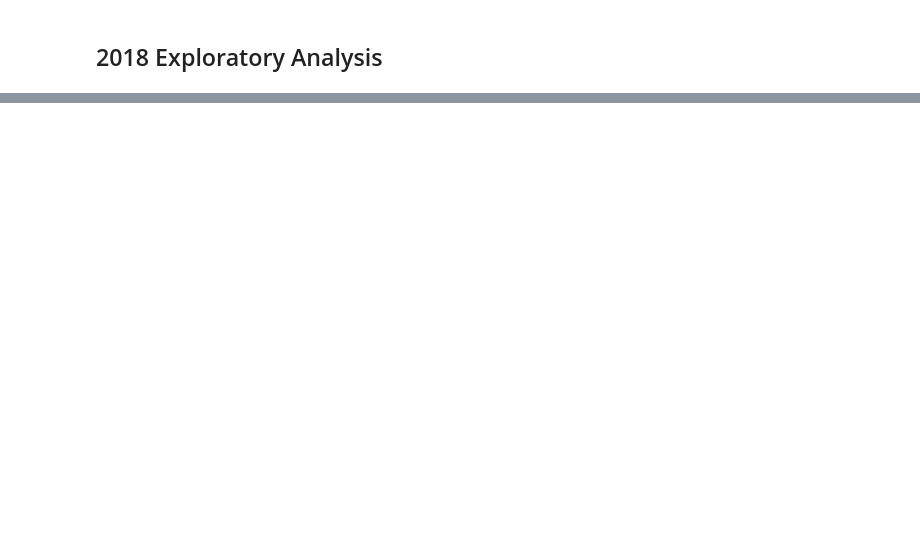
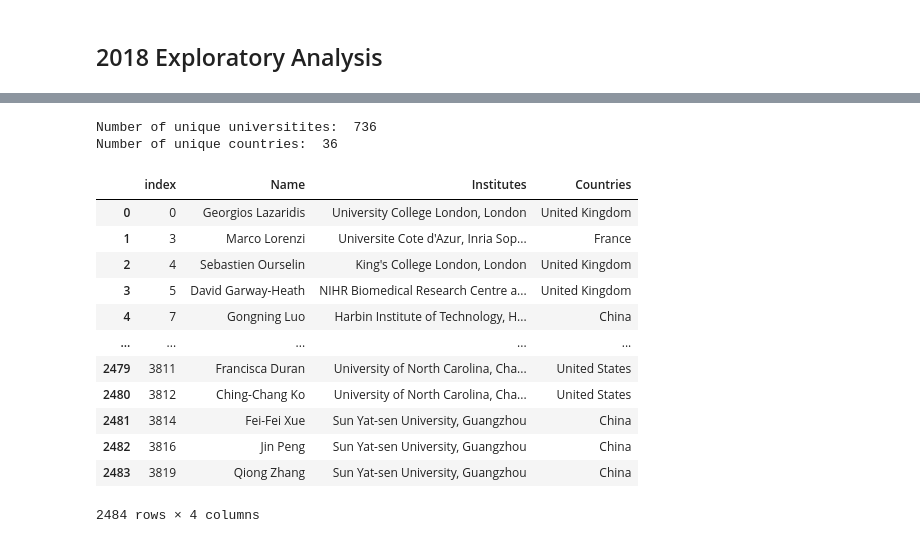
Before and after one commit to v15hv4/MICCAI-Geographical-Diversity-Dataset, a Jupyter notebook: countries_list (2015-2020).ipynb, the cells around one changed output, grey strips where cells are left out. Drawn from its saved outputs; the diff is of its cells as text; code cells hidden in the pictures; blank space fills up the shorter version.

```diff
--- a/countries_list.ipynb
+++ b/countries_list (2015-2020).ipynb
@@ -591,0 +896,4 @@ fig.write_html("plots/2018-bar.html")
+# %%
+list_2019 = list(zip(names_2019, institutes_2019, countries_2019))
+df_2019_c = pd.DataFrame(list_2019, columns = ['Name', 'Institutes', 'Countries'])
+df_2019_c.head()
@@ -591,0 +907,21 @@ fig.write_html("plots/2018-bar.html")
+# %%
+df_2019_c['Countries'] = df_2019_c['Countries'].replace(to_replace='U.S.A.', value='United States')
+df_2019_c['Countries'] = df_2019_c['Countries'].replace(to_replace='USA', value='United States')
+df_2019_c['Countries'] = df_2019_c['Countries'].replace(to_replace='US', value='United States')
+df_2019_c['Countries'] = df_2019_c['Countries'].replace(to_replace='U.K.', value='United Kingdom')
+df_2019_c['Countries'] = df_2019_c['Countries'].replace(to_replace='CA', value='Canada')
+df_2019_c['Countries'] = df_2019_c['Countries'].replace(to_replace='P. R. China', value='China')
+df_2019_c['Countries'] = df_2019_c['Countries'].replace(to_replace='UK', value='United Kingdom')
+df_2019_c['Countries'] = df_2019_c['Countries'].replace(to_replace='The Netherlands', value='Netherlands')
+df_2019_c['Countries'] = df_2019_c['Countries'].replace(to_replace='South Australia', value='Australia')
+df_2019_c['Countries'] = df_2019_c['Countries'].replace(to_replace='South Korea', value='Republic of Korea')
+df_2019_c['Countries'] = df_2019_c['Countries'].replace(to_replace='Korea', value='Republic of Korea')
+df_2019_c['Countries'] = df_2019_c['Countries'].replace(to_replace="People's Republic of China", value='China')
+df_2019_c['Countries'] = df_2019_c['Countries'].replace(to_replace="The People's Republic of China", value='China')
+df_2019_c['Countries'] = df_2019_c['Countries'].replace(to_replace="UAE", value='United Arab Emirates')
+df_2019_c['Countries'] = df_2019_c['Countries'].replace(to_replace="England", value='United Kingdom')
+df_2019_c['Countries'] = df_2019_c['Countries'].replace(to_replace="Wales", value='United Kingdom')
+df_2019_c['Countries'] = df_2019_c['Countries'].replace(to_replace='Hong Kong SAR', value='Hong Kong')
+df_2019_c['Countries'] = df_2019_c['Countries'].replace(to_replace='Hong Kong SAR, China', value='Hong Kong')
+df_2019_c['Countries'] = df_2019_c['Countries'].replace(to_replace="Hong Kong, China", value='Hong Kong')
+df_2019_c['Countries'] = df_2019_c['Countries'].replace(to_replace="Taiwan, ROC", value='Taiwan')
@@ -591,0 +970,23 @@ fig.write_html("plots/2018-bar.html")
+# %%
+print("Number of unique universitites: ", len(pd.unique(df_2019_c['Institutes'])))
+print("Number of unique countries: ", len(pd.unique(df_2019_c['Countries'])))
+# %% [output]
+Number of unique universitites:  736
+Number of unique countries:  36
+# %%
+df_2019_countries = df_2019_c.drop_duplicates(subset = ["Name", "Countries"]).reset_index()
+df_2019_countries
+# %% [output]
+|  | index | Name | Institutes | Countries |
+| 0 | 0 | Georgios Lazaridis | University College London, London | United Kingdom |
+| 1 | 3 | Marco Lorenzi | Universite Cote d'Azur, Inria Sop... | France |
+| 2 | 4 | Sebastien Ourselin | King's College London, London | United Kingdom |
+| 3 | 5 | David Garway-Heath | NIHR Biomedical Research Centre a... | United Kingdom |
+| 4 | 7 | Gongning Luo | Harbin Institute of Technology, H... | China |
+| ... | ... | ... | ... | ... |
+| 2479 | 3811 | Francisca Duran | University of North Carolina, Cha... | United States |
+| 2480 | 3812 | Ching-Chang Ko | University of North Carolina, Cha... | United States |
+| 2481 | 3814 | Fei-Fei Xue | Sun Yat-sen University, Guangzhou | China |
+| 2482 | 3816 | Jin Peng | Sun Yat-sen University, Guangzhou | China |
+| 2483 | 3819 | Qiong Zhang | Sun Yat-sen University, Guangzhou | China |
+2484 rows × 4 columns
```
Also changed, not shown: parts of 56 cells of this notebook.
